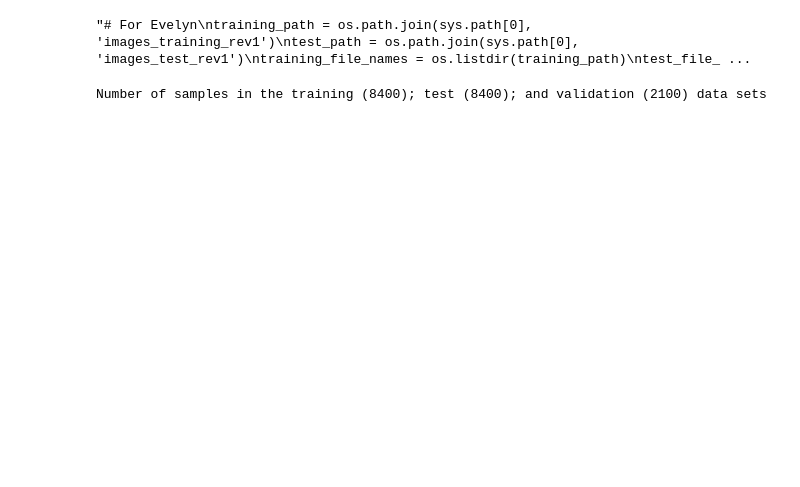
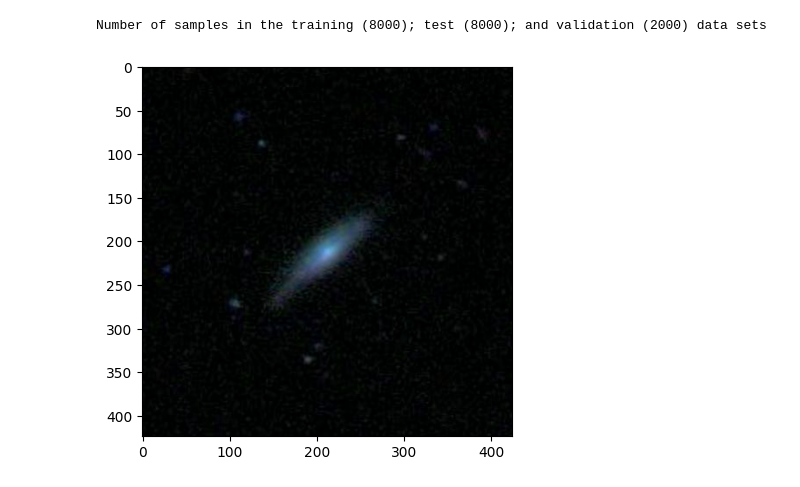
Before and after one commit to Yariazen/phys139-239-final-proj, a Jupyter notebook: main.ipynb, the cells around one changed output. Drawn from its saved outputs; the diff is of its cells as text; code cells hidden in the pictures; blank space fills up the shorter version.

```diff
--- a/main.ipynb
+++ b/main.ipynb
@@ -45,26 +48,16 @@ all_ones_benchmark = pd.read_csv(os.path.join(data_path, 'all_ones_benchmark.csv
 all_zeros_benchmark = pd.read_csv(os.path.join(data_path, 'all_zeros_benchmark.csv'), dtype=str)
 central_pixel_benchmark = pd.read_csv(os.path.join(data_path, 'central_pixel_benchmark.csv'), dtype=str)
 training_solutions_rev1 = pd.read_csv(os.path.join(data_path, 'training_solutions_rev1.csv'), dtype=str)
-# %%
-'''# For Evelyn
-training_path = os.path.join(sys.path[0], 'images_training_rev1')
-test_path = os.path.join(sys.path[0], 'images_test_rev1')
-training_file_names = os.listdir(training_path)
-test_file_names = os.listdir(test_path)
-
-
-all_ones_benchmark = pd.read_csv(os.path.join(sys.path[0], 'all_ones_benchmark.csv'), dtype=str)
-all_zeros_benchmark = pd.read_csv(os.path.join(sys.path[0], 'all_zeros_benchmark.csv'), dtype=str)
-central_pixel_benchmark = pd.read_csv(os.path.join(sys.path[0], 'central_pixel_benchmark.csv'), dtype=str)
-training_solutions_rev1 = pd.read_csv(os.path.join(sys.path[0], 'training_solutions_rev1.csv'), dtype=str)'''
-# %% [output]
-"# For Evelyn\ntraining_path = os.path.join(sys.path[0], 'images_training_rev1')\ntest_path = os.path.join(sys.path[0], 'images_test_rev1')\ntraining_file_names = os.listdir(training_path)\ntest_file_ ...
 # %%
 # load training images + sol
 training_img = []
 training_img_sol = []
 
-for file in training_file_names[:10500]:
+to_sample = np.random.permutation(61578)
+
+for sample in to_sample[:10000]:
+    file = training_file_names[sample]
+
     # extract training image
     training_img.append(cv2.imread(os.path.join(training_path, file)))
 
@@ -93,33 +86,38 @@ galaxy_class_labels = np.array(["Class1.1", "Class1.2", "Class1.3", "Class2.1",
 # %%
 from tensorflow.keras.utils import to_categorical
 from sklearn.model_selection import train_test_split
 
 
 def reshape_arrays(data, labels):
     """reshape arrays for Keras"""
     data = data.reshape(-1, 424, 424, 3)
     labels = to_categorical(labels)
     return data, labels
 
 # split the samples into training, validation and, test data sets:
 train_frac = 0.8
 val_frac = 0.2
 
 # format the data for NN training
 data_train_val, data_test, class_train_val, class_test = train_test_split(training_img, training_img_sol, test_size=None)
 
 data_train, data_val, class_train, class_val = train_test_split(
     training_img, training_img_sol, test_size=val_frac / (train_frac + val_frac)
 )
 
 class_train = np.asarray(class_train, dtype=np.float64)
 
+plt.imshow(data_train[0])
+
+data_train, _ = reshape_arrays(data_train, class_train)
+
 # print number of samples
 print(
     f"Number of samples in the training ({data_train.shape[0]}); test ({data_train.shape[0]}); and validation ({data_val.shape[0]}) data sets"
 )
 # %% [output]
-Number of samples in the training (8400); test (8400); and validation (2100) data sets
+Number of samples in the training (8000); test (8000); and validation (2000) data sets
+[figure, added]
 # %%
 from tensorflow.keras.models import Sequential
 from tensorflow.keras.layers import BatchNormalization, Dense, Conv2D, MaxPooling2D, Dropout, Flatten
```
Also changed, not shown: parts of 6 cells of this notebook.
